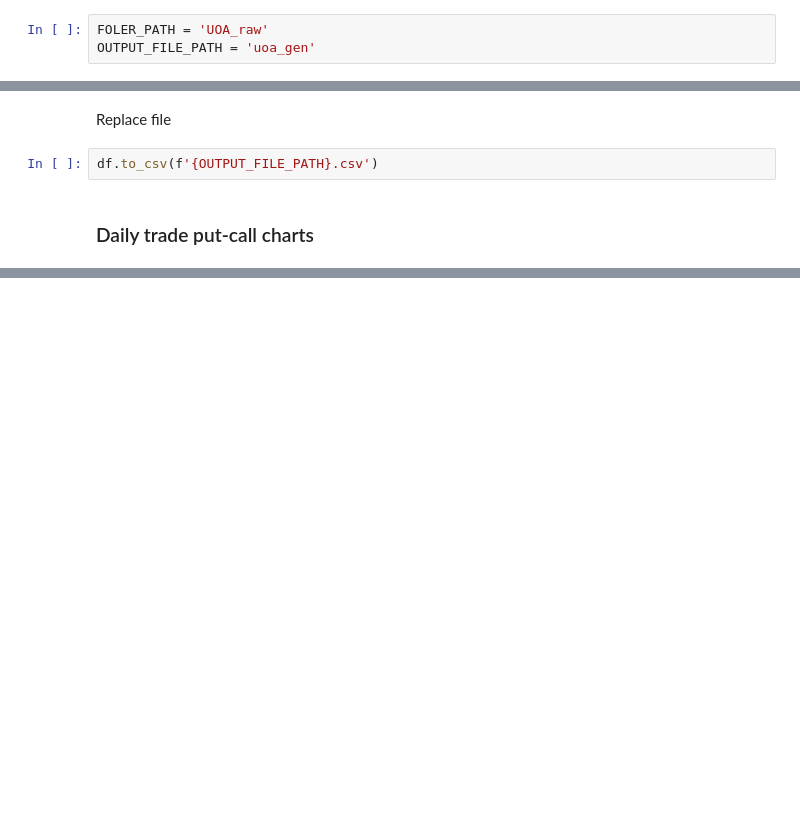
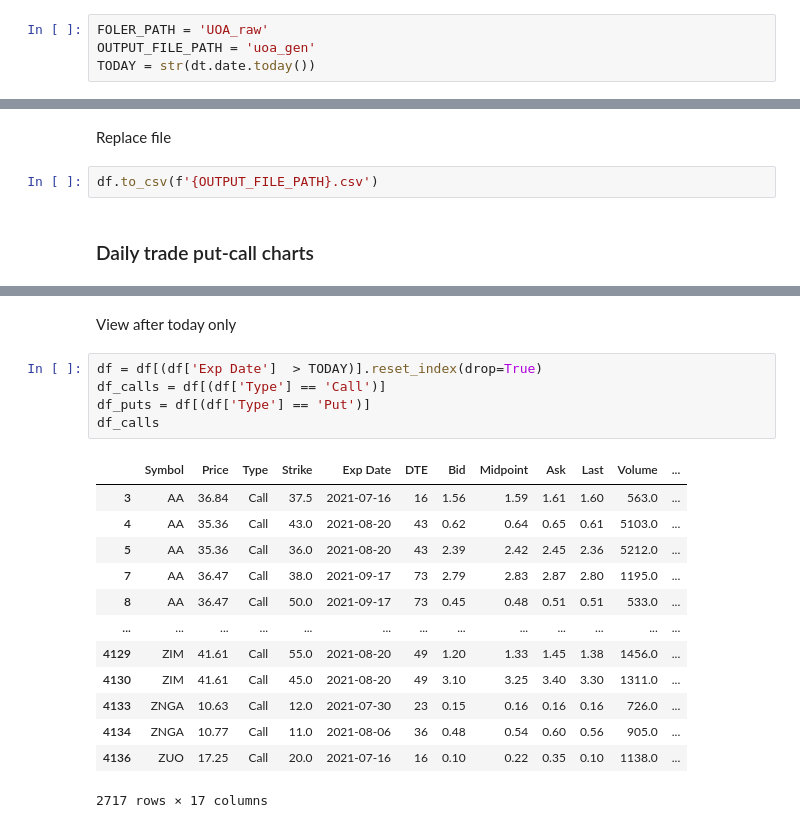
Before and after one commit to wing-puah/td-ameritrade-visualiser, a Jupyter notebook: uoa.ipynb, the cells around one changed output, grey strips where cells are left out. Cells and saved outputs as stored; diff of their text form; blank space fills up the shorter version.

```diff
--- a/uoa.ipynb
+++ b/uoa.ipynb
@@ -14,6 +15,7 @@ Declare variable constants
 # %%
 FOLER_PATH = 'UOA_raw'
 OUTPUT_FILE_PATH = 'uoa_gen'
+TODAY = str(dt.date.today())
 # %% [markdown]
 Parse, combine and output data in all UOA files
 # %%
@@ -92,0 +199,21 @@ line_plot(daily_group)
+# %% [markdown]
+View after today only
+# %%
+df = df[(df['Exp Date']  > TODAY)].reset_index(drop=True)
+df_calls = df[(df['Type'] == 'Call')]
+df_puts = df[(df['Type'] == 'Put')]
+df_calls
+# %% [output]
+|  | Symbol | Price | Type | Strike | Exp Date | DTE | Bid | Midpoint | Ask | Last | Volume | ... |
+| 3 | AA | 36.84 | Call | 37.5 | 2021-07-16 | 16 | 1.56 | 1.59 | 1.61 | 1.60 | 563.0 | ... |
+| 4 | AA | 35.36 | Call | 43.0 | 2021-08-20 | 43 | 0.62 | 0.64 | 0.65 | 0.61 | 5103.0 | ... |
+| 5 | AA | 35.36 | Call | 36.0 | 2021-08-20 | 43 | 2.39 | 2.42 | 2.45 | 2.36 | 5212.0 | ... |
+| 7 | AA | 36.47 | Call | 38.0 | 2021-09-17 | 73 | 2.79 | 2.83 | 2.87 | 2.80 | 1195.0 | ... |
+| 8 | AA | 36.47 | Call | 50.0 | 2021-09-17 | 73 | 0.45 | 0.48 | 0.51 | 0.51 | 533.0 | ... |
+| ... | ... | ... | ... | ... | ... | ... | ... | ... | ... | ... | ... | ... |
+| 4129 | ZIM | 41.61 | Call | 55.0 | 2021-08-20 | 49 | 1.20 | 1.33 | 1.45 | 1.38 | 1456.0 | ... |
+| 4130 | ZIM | 41.61 | Call | 45.0 | 2021-08-20 | 49 | 3.10 | 3.25 | 3.40 | 3.30 | 1311.0 | ... |
+| 4133 | ZNGA | 10.63 | Call | 12.0 | 2021-07-30 | 23 | 0.15 | 0.16 | 0.16 | 0.16 | 726.0 | ... |
+| 4134 | ZNGA | 10.77 | Call | 11.0 | 2021-08-06 | 36 | 0.48 | 0.54 | 0.60 | 0.56 | 905.0 | ... |
+| 4136 | ZUO | 17.25 | Call | 20.0 | 2021-07-16 | 16 | 0.10 | 0.22 | 0.35 | 0.10 | 1138.0 | ... |
+2717 rows × 17 columns
```
Also changed, not shown: parts of 25 cells of this notebook, 1 other file.
